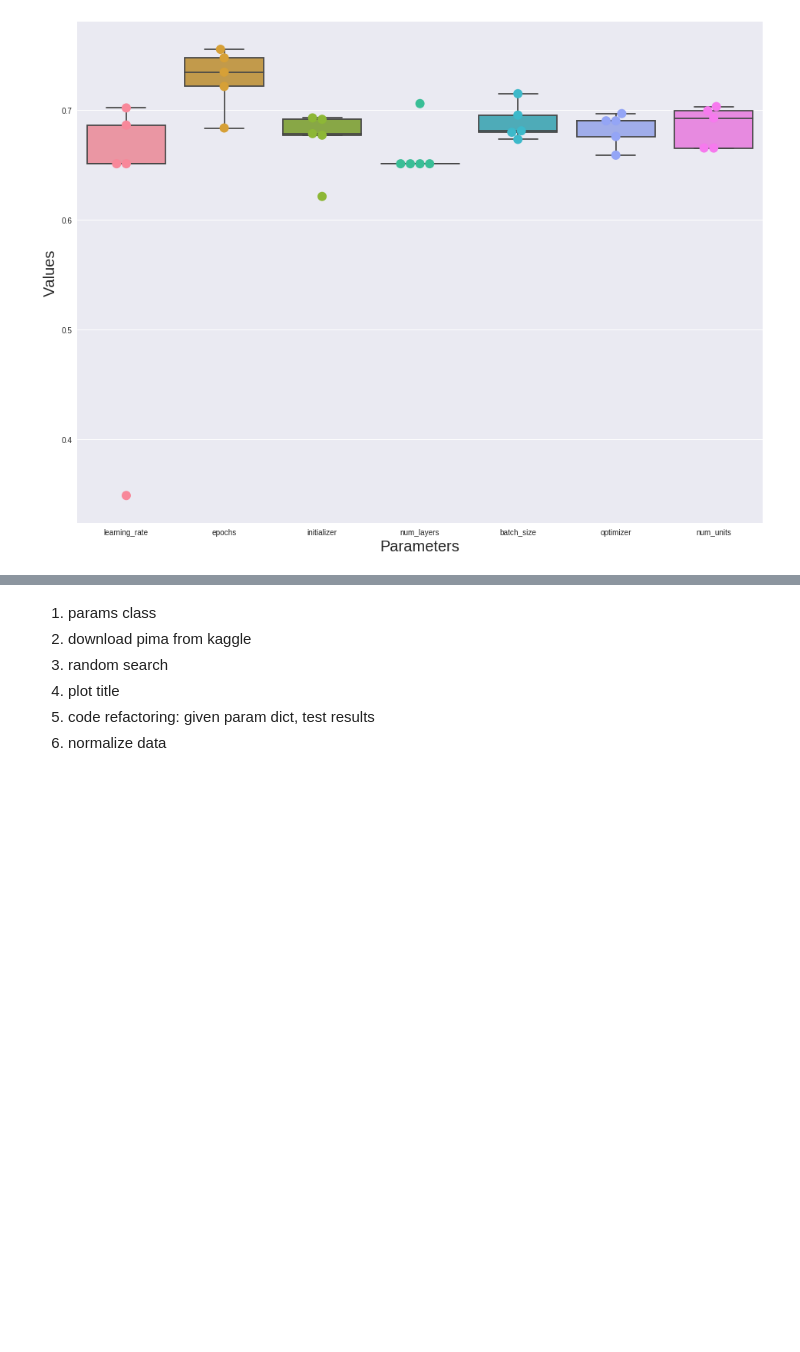
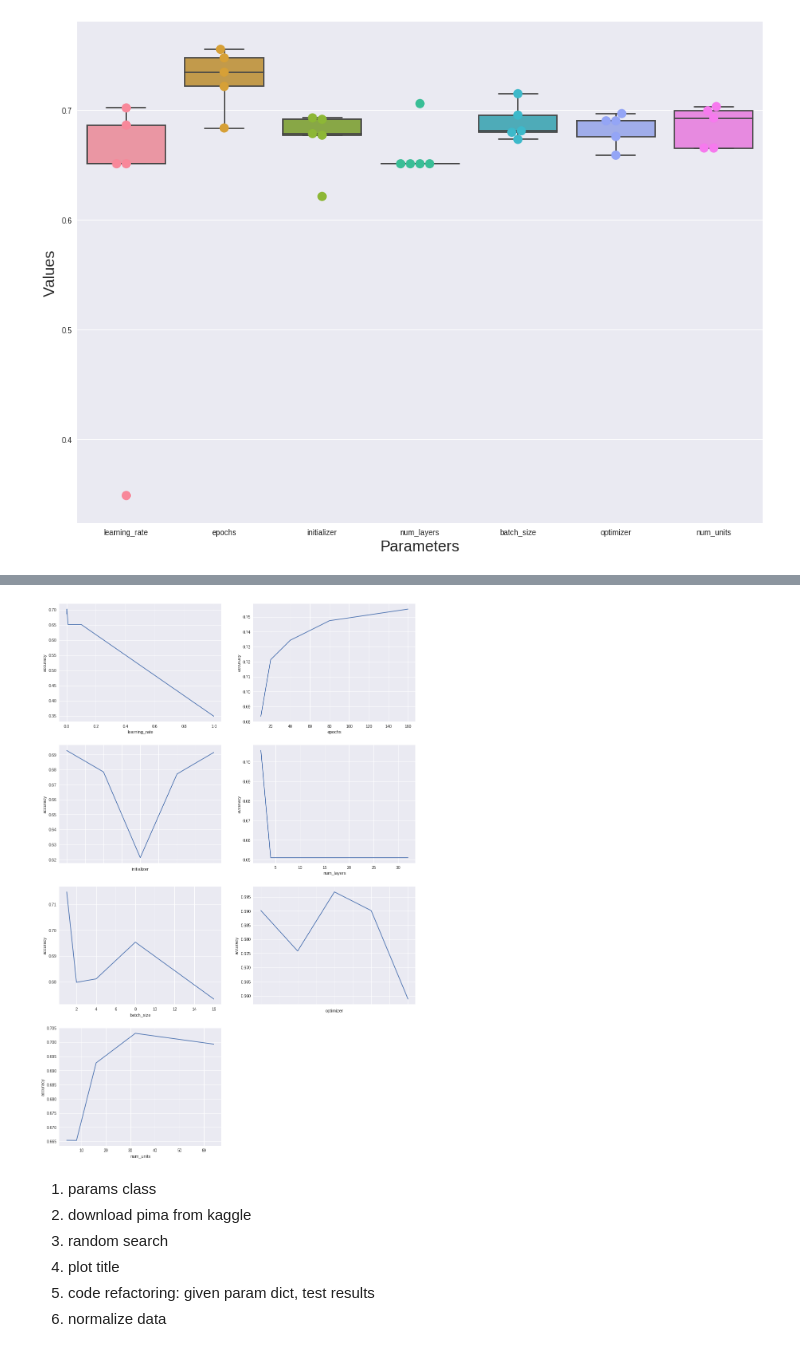
Before and after one commit to georgeliu1998/keras_model_tuning, a Jupyter notebook: keras.ipynb, the cells around one changed output, grey strips where cells are left out. Cells and saved outputs as stored; diff of their text form; code cells hidden in the pictures; blank space fills up the shorter version.

Commit message:
Complete line plots

```diff
--- a/keras.ipynb
+++ b/keras.ipynb
@@ -368,0 +346,5 @@ def visualize_trend(df, param):
+# %%
+  def get_best_options(df):
+    #df =  df.query("parameter==@param")
+    best_options = df.groupby('parameter').apply(lambda grp: grp.nlargest(1, 'value'))[['parameter', 'option']].values.tolist()
+    return best_options
@@ -509,11 +493,8 @@ visualize_trend(df, 'num_layers')
-# %%
-# Use the best_options to build a new baseline model
-param_dict = get_defaults()
-
-for i in best_options:
-  if i[0] == 'num_units': # ensure num_units is a list
-    param_dict[i[0]] = [i[1], 1]
-  else:
-    param_dict[i[0]] = i[1]
-
-build_test_model(param_dict=param_dict)
+# %%
+param_dict = get_defaults()
+best_options = get_best_options(df)
+
+for i in best_options:
+  param_dict[i[0]] = i[1]
+
+build_eval(X=X, y=y, param_dict=param_dict)
@@ -520,3 +567,19 @@ build_test_model(param_dict=param_dict)
+# %%
+fig, axes = plt.subplots(nrows=4, ncols=2, figsize=(16, 25))
+axes = axes.flatten()
+params = df.parameter.unique().tolist()
+
+for i, ax in enumerate(axes):
+
+  try:
+    param = params[i]
+    df.query("parameter==@param").plot(kind='line', x='option', y='value', ax=ax)
+    ax.set(xlabel=param, ylabel='accuracy')
+    ax.get_legend().remove()
+  except:
+    fig.delaxes(ax)
+# %% [output]
+[figure, added]
 # %%
 learning_rate = [0.00095, 0.001, 0.0018, 0.0019, 0.002, 0.003] #0.00095
 
```
Also changed, not shown: parts of 11 cells of this notebook.
